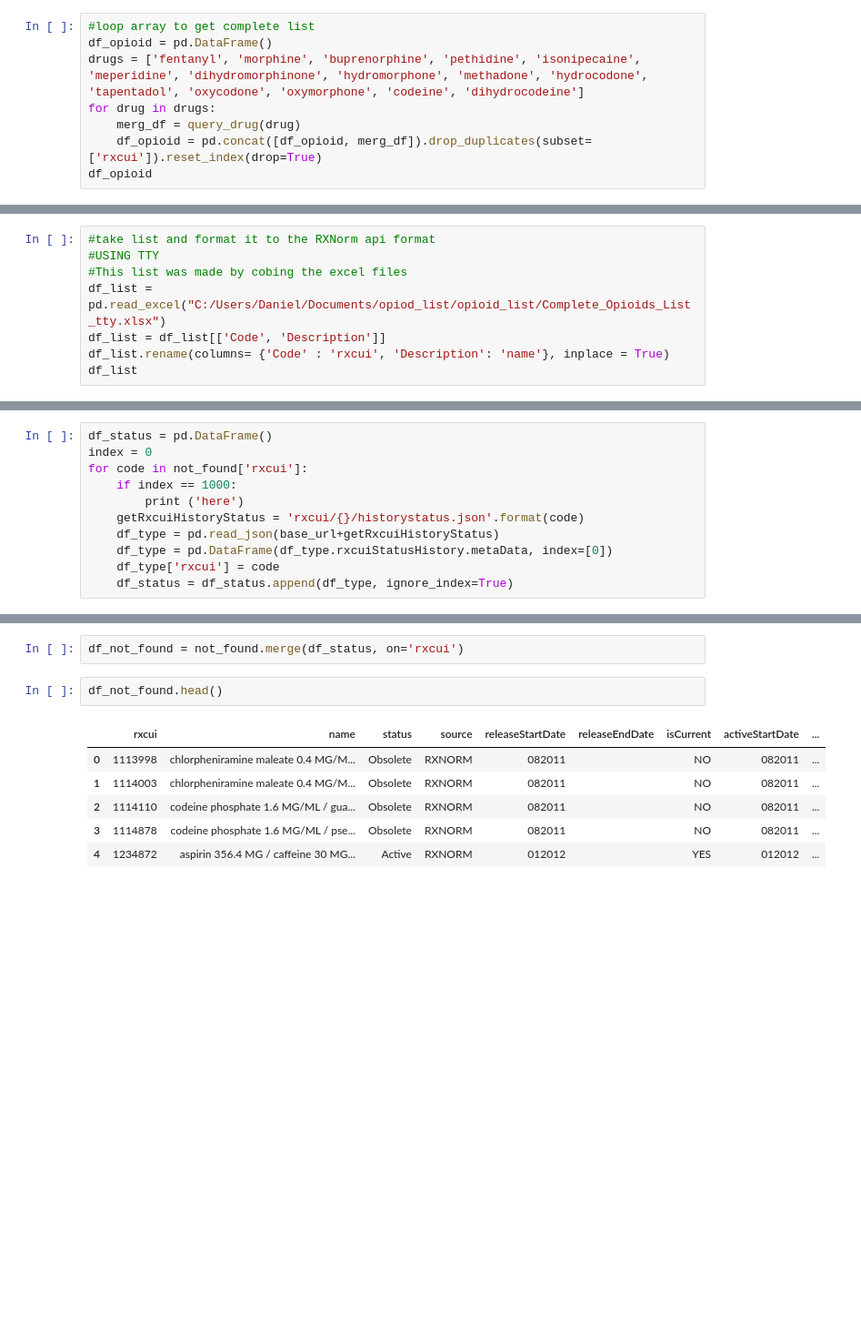
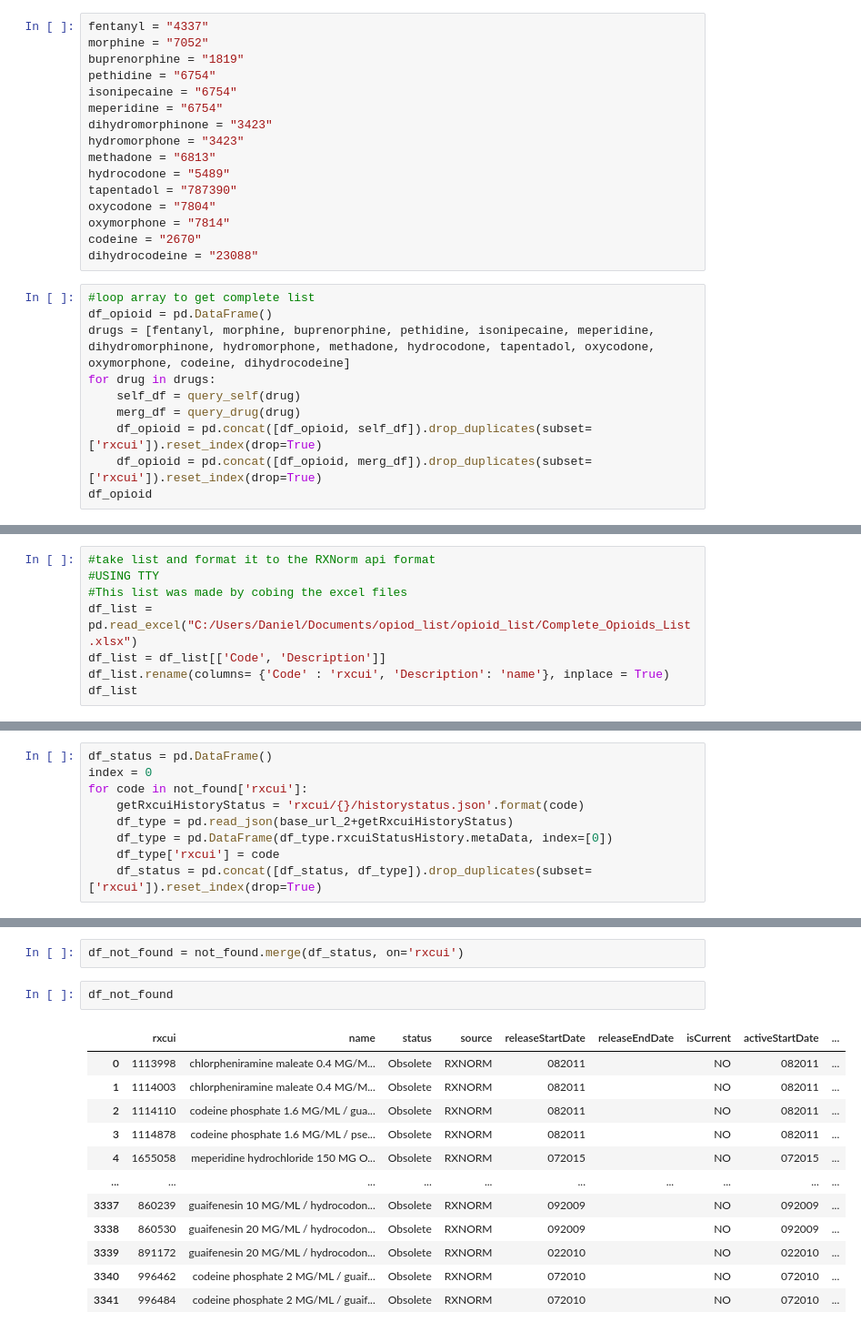
Before and after one commit to danielhmendoza01/Automatic_Code_Sets, a Jupyter notebook: Opioid_Query.ipynb, the cells around one changed output, grey strips where cells are left out. Shown: that part at 91% size. Saved outputs shown, nothing was run; the diff lists cells and outputs as text; blank space fills up the shorter version.

```diff
--- a/Opioid_Query.ipynb
+++ b/Opioid_Query.ipynb
@@ -61,9 +66,27 @@ query_drug('fentanyl')
+# %%
+fentanyl = "4337"
+morphine = "7052"
+buprenorphine = "1819"
+pethidine = "6754"
+isonipecaine = "6754"
+meperidine = "6754"
+dihydromorphinone = "3423"
+hydromorphone = "3423"
+methadone = "6813"
+hydrocodone = "5489"
+tapentadol = "787390"
+oxycodone = "7804"
+oxymorphone = "7814"
+codeine = "2670"
+dihydrocodeine = "23088"
 # %%
 #loop array to get complete list
 df_opioid = pd.DataFrame()
-drugs = ['fentanyl', 'morphine', 'buprenorphine', 'pethidine', 'isonipecaine', 'meperidine', 'dihydromorphinone', 'hydromorphone', 'methadone', 'hydrocodone', 'tapentadol', 'oxycodone', 'oxymorphone', 'codeine', 'dihydrocodeine']
+drugs = [fentanyl, morphine, buprenorphine, pethidine, isonipecaine, meperidine, dihydromorphinone, hydromorphone, methadone, hydrocodone, tapentadol, oxycodone, oxymorphone, codeine, dihydrocodeine]
 for drug in drugs:
+    self_df = query_self(drug)
     merg_df = query_drug(drug)
+    df_opioid = pd.concat([df_opioid, self_df]).drop_duplicates(subset=['rxcui']).reset_index(drop=True)
     df_opioid = pd.concat([df_opioid, merg_df]).drop_duplicates(subset=['rxcui']).reset_index(drop=True)
 df_opioid
 # %% [output]
@@ -103,7 +126,7 @@ df_opioid
 #take list and format it to the RXNorm api format
 #USING TTY
 #This list was made by cobing the excel files
-df_list = pd.read_excel("C:/Users/Daniel/Documents/opiod_list/opioid_list/Complete_Opioids_List_tty.xlsx")
+df_list = pd.read_excel("C:/Users/Daniel/Documents/opiod_list/opioid_list/Complete_Opioids_List.xlsx")
 df_list = df_list[['Code', 'Description']]
 df_list.rename(columns= {'Code' : 'rxcui', 'Description': 'name'}, inplace = True)
 df_list
@@ -252,13 +275,11 @@ See the caveats in the documentation: https://pandas.pydata.org/pandas-docs/stab
 df_status = pd.DataFrame()
 index = 0
 for code in not_found['rxcui']:
-    if index == 1000:
-        print ('here')
     getRxcuiHistoryStatus = 'rxcui/{}/historystatus.json'.format(code)
-    df_type = pd.read_json(base_url+getRxcuiHistoryStatus)
+    df_type = pd.read_json(base_url_2+getRxcuiHistoryStatus)
     df_type = pd.DataFrame(df_type.rxcuiStatusHistory.metaData, index=[0])
     df_type['rxcui'] = code
-    df_status = df_status.append(df_type, ignore_index=True)
+    df_status = pd.concat([df_status, df_type]).drop_duplicates(subset=['rxcui']).reset_index(drop=True)
 # %%
 df_status.tail(30)
 # %% [output]
@@ -282,11 +303,17 @@ df_status.tail(30)
 # %%
 df_not_found = not_found.merge(df_status, on='rxcui')
 # %%
-df_not_found.head()
+df_not_found
 # %% [output]
 |  | rxcui | name | status | source | releaseStartDate | releaseEndDate | isCurrent | activeStartDate | ... |
 | 0 | 1113998 | chlorpheniramine maleate 0.4 MG/M... | Obsolete | RXNORM | 082011 |  | NO | 082011 | ... |
 | 1 | 1114003 | chlorpheniramine maleate 0.4 MG/M... | Obsolete | RXNORM | 082011 |  | NO | 082011 | ... |
 | 2 | 1114110 | codeine phosphate 1.6 MG/ML / gua... | Obsolete | RXNORM | 082011 |  | NO | 082011 | ... |
 | 3 | 1114878 | codeine phosphate 1.6 MG/ML / pse... | Obsolete | RXNORM | 082011 |  | NO | 082011 | ... |
-| 4 | 1234872 | aspirin 356.4 MG / caffeine 30 MG... | Active | RXNORM | 012012 |  | YES | 012012 | ... |
+| 4 | 1655058 | meperidine hydrochloride 150 MG O... | Obsolete | RXNORM | 072015 |  | NO | 072015 | ... |
+| ... | ... | ... | ... | ... | ... | ... | ... | ... | ... |
+| 3337 | 860239 | guaifenesin 10 MG/ML / hydrocodon... | Obsolete | RXNORM | 092009 |  | NO | 092009 | ... |
+| 3338 | 860530 | guaifenesin 20 MG/ML / hydrocodon... | Obsolete | RXNORM | 092009 |  | NO | 092009 | ... |
+| 3339 | 891172 | guaifenesin 20 MG/ML / hydrocodon... | Obsolete | RXNORM | 022010 |  | NO | 022010 | ... |
+| 3340 | 996462 | codeine phosphate 2 MG/ML / guaif... | Obsolete | RXNORM | 072010 |  | NO | 072010 | ... |
+| 3341 | 996484 | codeine phosphate 2 MG/ML / guaif... | Obsolete | RXNORM | 072010 |  | NO | 072010 | ... |
```
Also changed, not shown: parts of 27 cells of this notebook, 6 other files.
